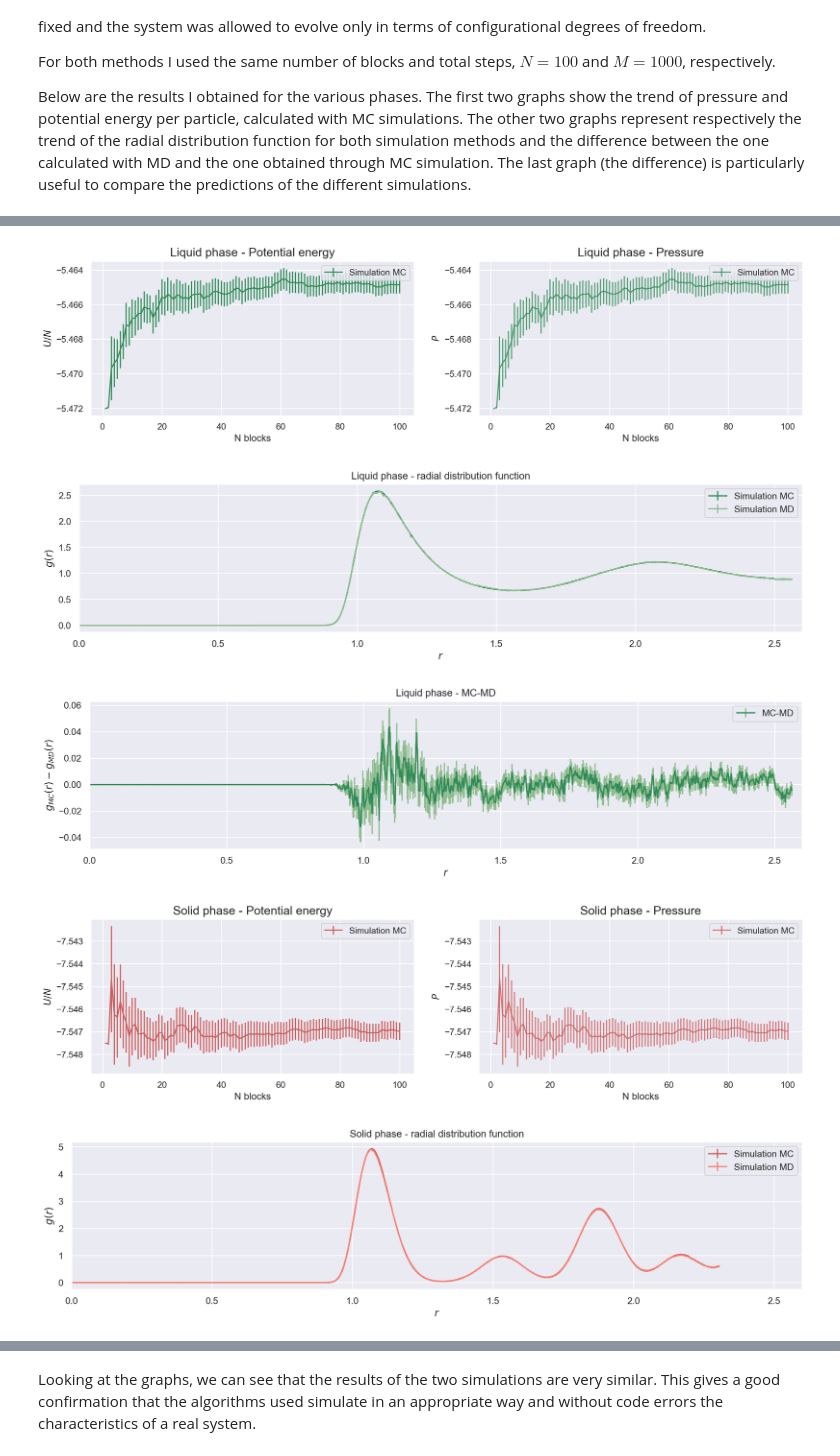
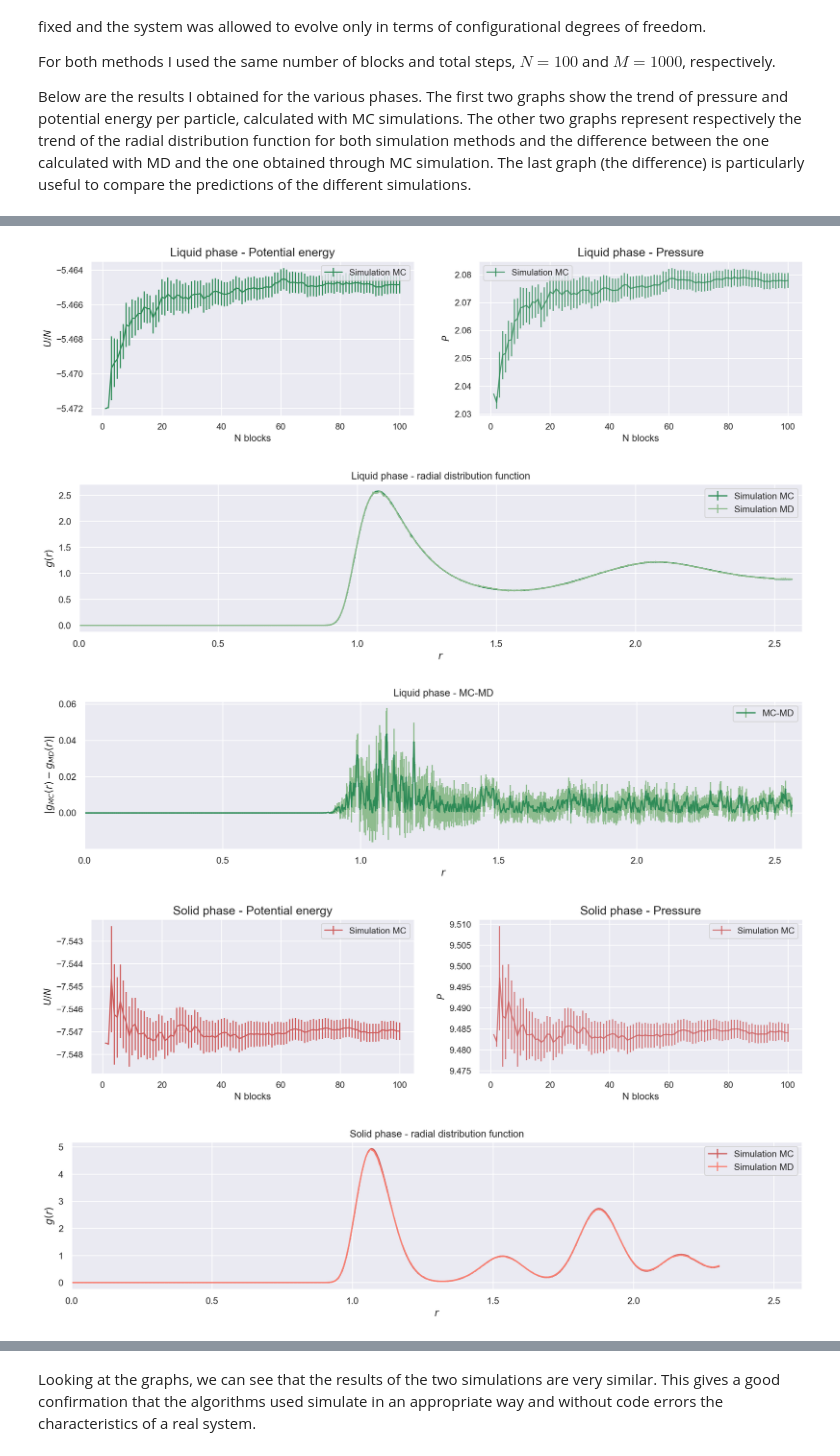
Before and after one commit to tommasoperitoree/Numerical_Simulation_Laboratory, a Jupyter notebook: LSN_07/LSN_07.ipynb, the cells around one changed output, grey strips where cells are left out. Saved outputs shown, nothing was run; the diff lists cells and outputs as text; code cells hidden in the pictures.

```diff
--- a/LSN_07/LSN_07.ipynb
+++ b/LSN_07/LSN_07.ipynb
@@ -360,7 +361,7 @@ def simulations_comparison (label, color1, color2, count) :
 	axs[0].legend()
 
 	# plot 2
-	x_label, progressive_sum, progressive_error = np.loadtxt('./7.1/' + label + '/MC_NVT/OUTPUT/potential_energy.dat',
+	x_label, progressive_sum, progressive_error = np.loadtxt('./7.1/' + label + '/MC_NVT/OUTPUT/pressure.dat',
 																				unpack = True, usecols = (0, 2, 3))
 	axs[1].errorbar(x_label, progressive_sum, yerr = progressive_error,
 											 label = "Simulation MC", color=color1, alpha = 0.8)
@@ -393,11 +394,11 @@ def simulations_comparison (label, color1, color2, count) :
 
 	# final comparison graph
 	plt.figure(figsize = (13,3.5))
-	plt.errorbar(x_label*factor(count), progressive_sum - progressive_sum_md,
+	plt.errorbar(x_label*factor(count), np.abs(progressive_sum - progressive_sum_md),
 									 yerr = progressive_error + progressive_error_md, marker = 'o',
 									 markersize = 0.5, label = 'MC-MD', color=color1, ecolor = color2)
 	plt.title(label + ' phase - MC-MD')
-	plt.ylabel('$g_{MC}(r)-g_{MD}(r)$')
+	plt.ylabel('$|g_{MC}(r)-g_{MD}(r)|$')
 	plt.xlabel('$r$')
 	plt.legend()
 	plt.grid(True)
@@ -415,5 +416,5 @@ for i in range (0,3) :
-[figure, old version]
+[figure, new version]
 [figure]
-[figure, old version]
+[figure, new version]
-[figure, old version]
+[figure, new version]
 [figure]
```
Also changed, not shown: parts of 1 cell of this notebook.
